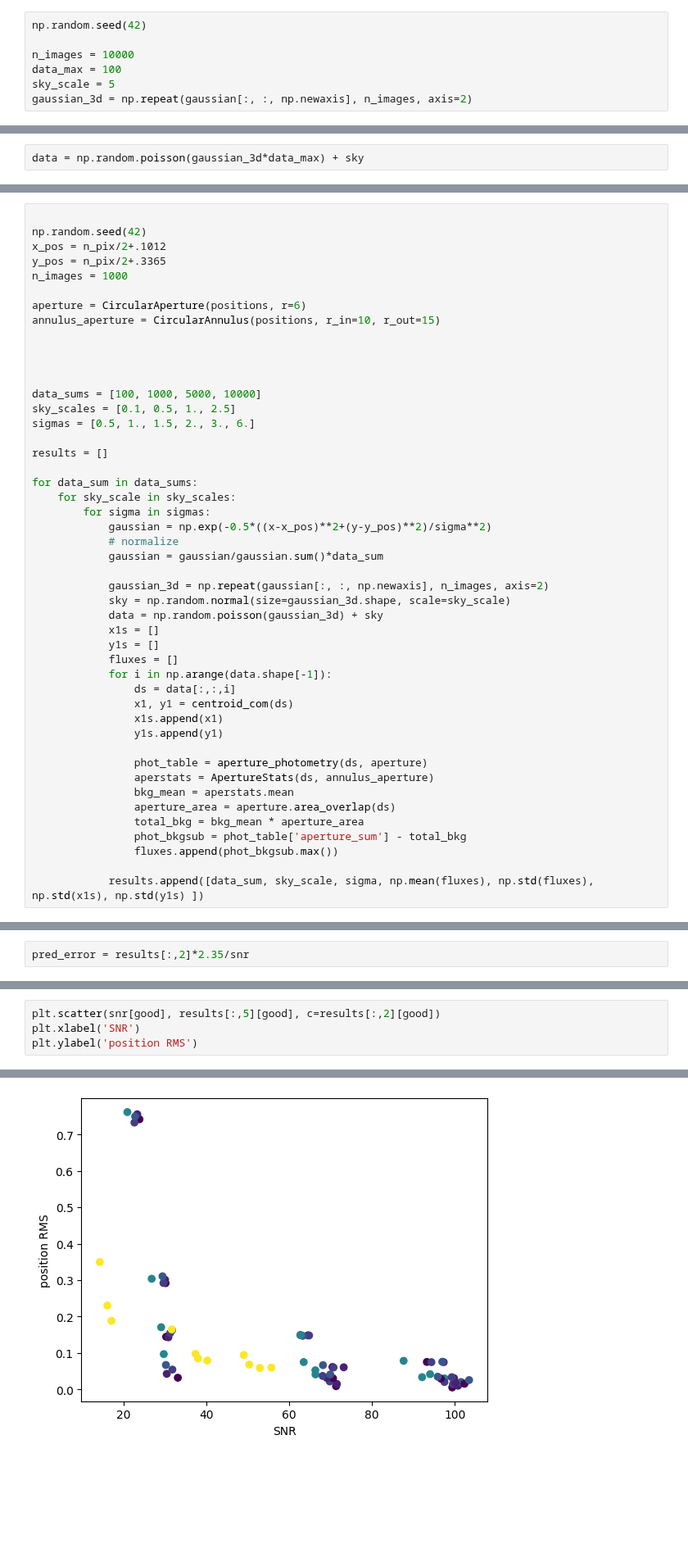
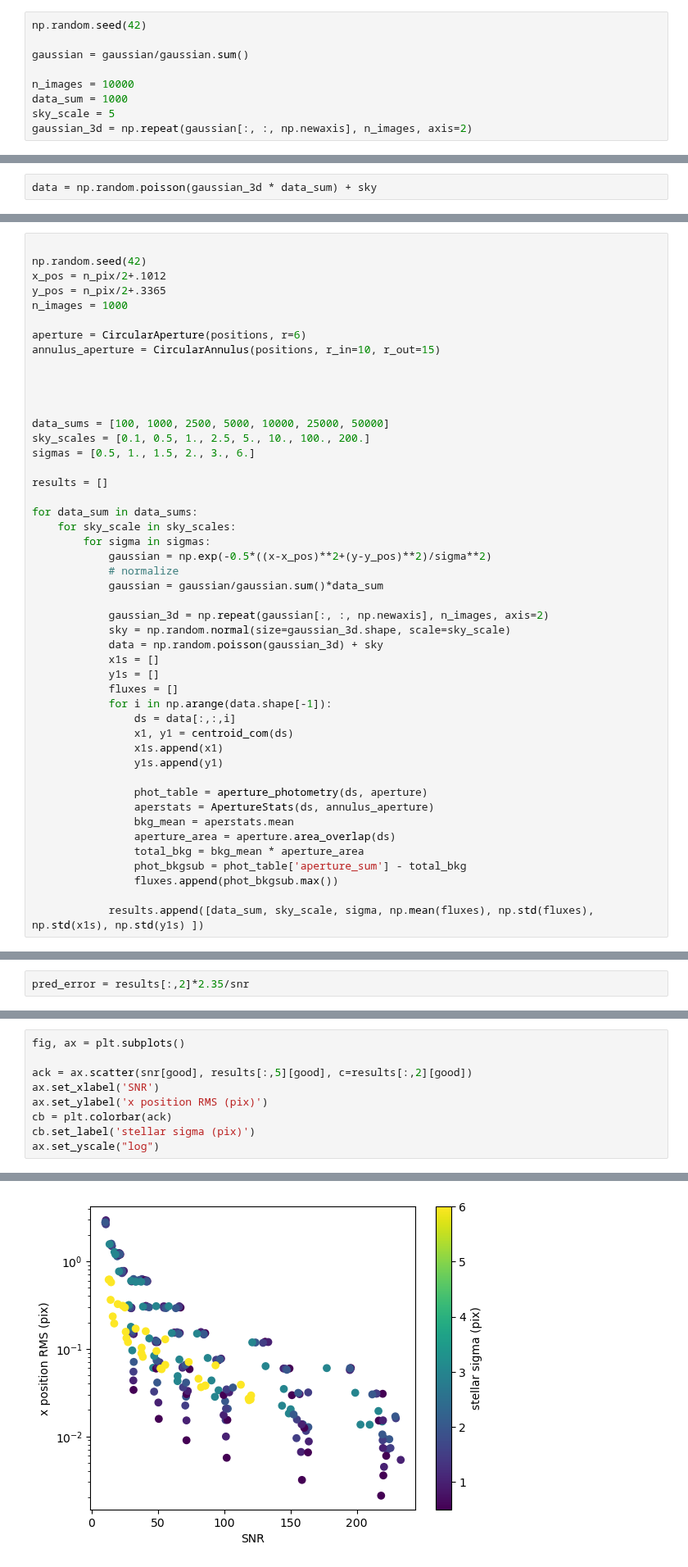
Before and after one commit to yoachim/23_Scratch, a Jupyter notebook: centroid/centroid.ipynb, the cells around one changed output, grey strips where cells are left out. Shown at 82% size. Cells and saved outputs as stored; diff of their text form; blank space fills up the shorter version.

```diff
--- a/centroid/centroid.ipynb
+++ b/centroid/centroid.ipynb
@@ -107,14 +107,16 @@ gaussian.sum()
 # %%
 np.random.seed(42)
 
+gaussian = gaussian/gaussian.sum()
+
 n_images = 10000
-data_max = 100
+data_sum = 1000
 sky_scale = 5
 gaussian_3d = np.repeat(gaussian[:, :, np.newaxis], n_images, axis=2)
 # %%
 sky = np.random.normal(size=gaussian_3d.shape, scale=sky_scale)
 # %%
-data = np.random.poisson(gaussian_3d*data_max) + sky
+data = np.random.poisson(gaussian_3d * data_sum) + sky
 # %%
 plt.imshow(data[:,:,0])
 # %% [output]
@@ -138,8 +140,8 @@ annulus_aperture = CircularAnnulus(positions, r_in=10, r_out=15)
 
 
 
-data_sums = [100, 1000, 5000, 10000]
-sky_scales = [0.1, 0.5, 1., 2.5]
+data_sums = [100, 1000, 2500, 5000, 10000, 25000, 50000]
+sky_scales = [0.1, 0.5, 1., 2.5, 5., 10., 100., 200.]
 sigmas = [0.5, 1., 1.5, 2., 3., 6.]
 
 results = []
@@ -228,5 +230,10 @@ Text(0, 0.5, 'position RMS')
 # %%
-plt.scatter(snr[good], results[:,5][good], c=results[:,2][good])
-plt.xlabel('SNR')
-plt.ylabel('position RMS')
+fig, ax = plt.subplots()
+
+ack = ax.scatter(snr[good], results[:,5][good], c=results[:,2][good])
+ax.set_xlabel('SNR')
+ax.set_ylabel('x position RMS (pix)')
+cb = plt.colorbar(ack)
+cb.set_label('stellar sigma (pix)')
+ax.set_yscale("log")
 # %% [output]
@@ -234 +240 @@ Text(0, 0.5, 'position RMS')
-[figure, old version]
+[figure, new version]
```
Also changed, not shown: parts of 18 cells of this notebook.
